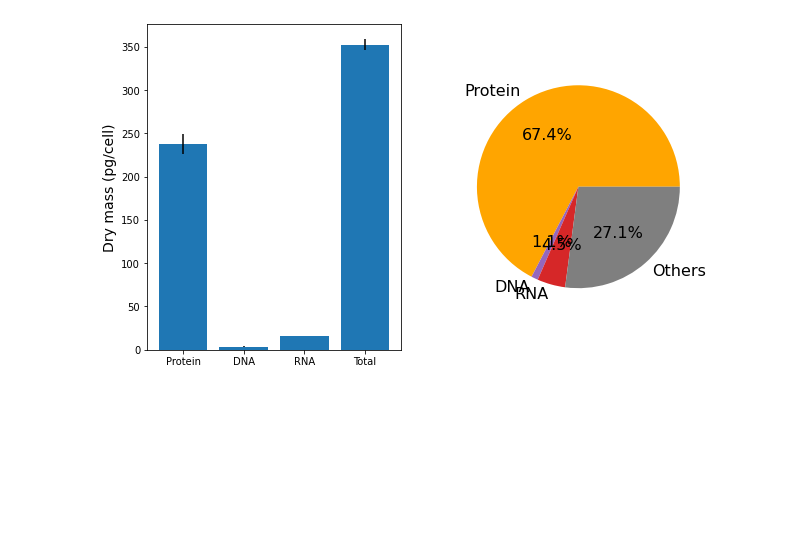
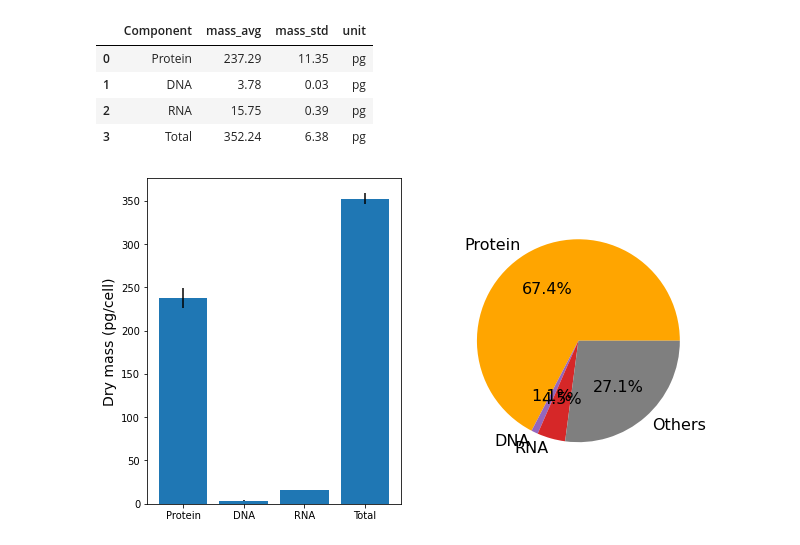
Before and after one commit to SizheQiu/PigGEM2025, a Jupyter notebook: code/BiomassApprox.ipynb, the cells around one changed output. Cells and saved outputs as stored; diff of their text form; code cells hidden in the pictures; blank space fills up the shorter version.

```diff
--- a/code/BiomassApprox.ipynb
+++ b/code/BiomassApprox.ipynb
@@ -9,5 +12,13 @@ from matplotlib import pyplot as plt
 # %%
 Biomass = pd.read_csv('../data/exp_data/Biomass.csv')
+# %%
+Biomass
+# %% [output]
+|  | Component | mass_avg | mass_std | unit |
+| 0 | Protein | 237.29 | 11.35 | pg |
+| 1 | DNA | 3.78 | 0.03 | pg |
+| 2 | RNA | 15.75 | 0.39 | pg |
+| 3 | Total | 352.24 | 6.38 | pg |
 # %%
 fig, axs = plt.subplots(1,2,figsize=(10,6))
 axs[0].bar(Biomass.Component,Biomass.mass_avg,yerr=Biomass.mass_std)
```
Also changed, not shown: parts of 9 cells of this notebook, 6 other files.
